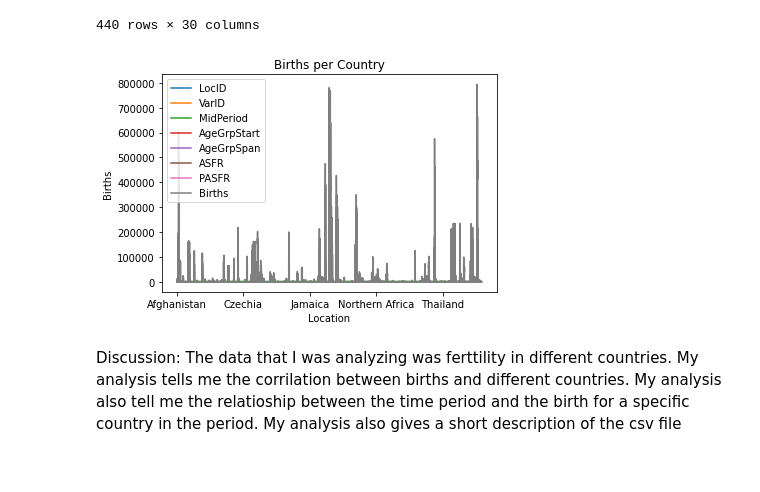
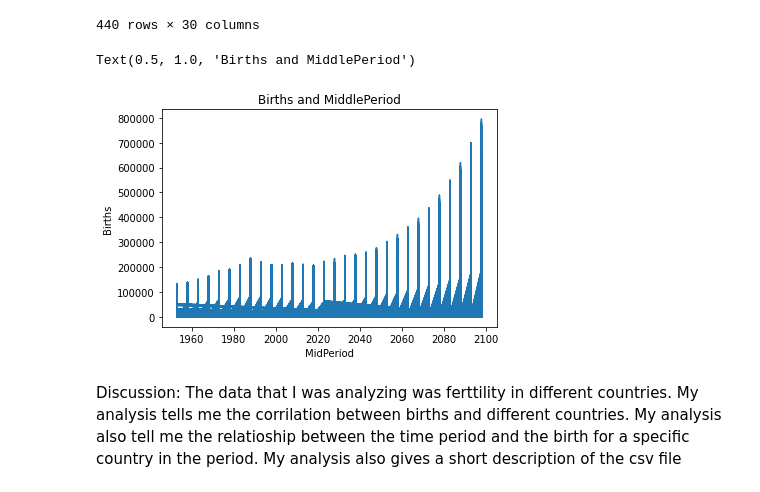
Before and after one commit to jimkellypercine/cs103a-cpa01, a Jupyter notebook: cpa01.ipynb, the cells around one changed output. Saved outputs shown, nothing was run; the diff lists cells and outputs as text; code cells hidden in the pictures.

```diff
--- a/cpa01.ipynb
+++ b/cpa01.ipynb
@@ -88,15 +94,17 @@ df2
 | Zambia | 84.770571 | 100.138571 | 118.585714 | 136.317286 | 161.382714 | 187.722000 | 214.976571 | 246.953000 | 277.563143 | ... |
 | Zimbabwe | 102.751857 | 119.630000 | 141.442143 | 164.821000 | 196.279429 | 232.756857 | 247.316429 | 267.001000 | 265.304286 | ... |
 440 rows × 30 columns
-# %%
-df.set_index('Location').plot()
-plt.xlabel("Location")
-plt.ylabel("Births")
-plt.title('Births per Country')
-
-plt.show()
-# %% [output]
-[figure, removed]
+# %%
+# this makes a cahrt of the births per country with lables, axis, and a legend .
+x = df['MidPeriod']
+y = df['Births']
+plt.plot(x,y)
+plt.xlabel("MidPeriod")
+plt.ylabel("Births")
+plt.title('Births and MiddlePeriod')
+# %% [output]
+Text(0.5, 1.0, 'Births and MiddlePeriod')
+[figure, added]
 # %% [markdown]
 Discussion:
            The data that I was analyzing was ferttility in different countries.
```
Also changed, not shown: parts of 10 cells of this notebook.
